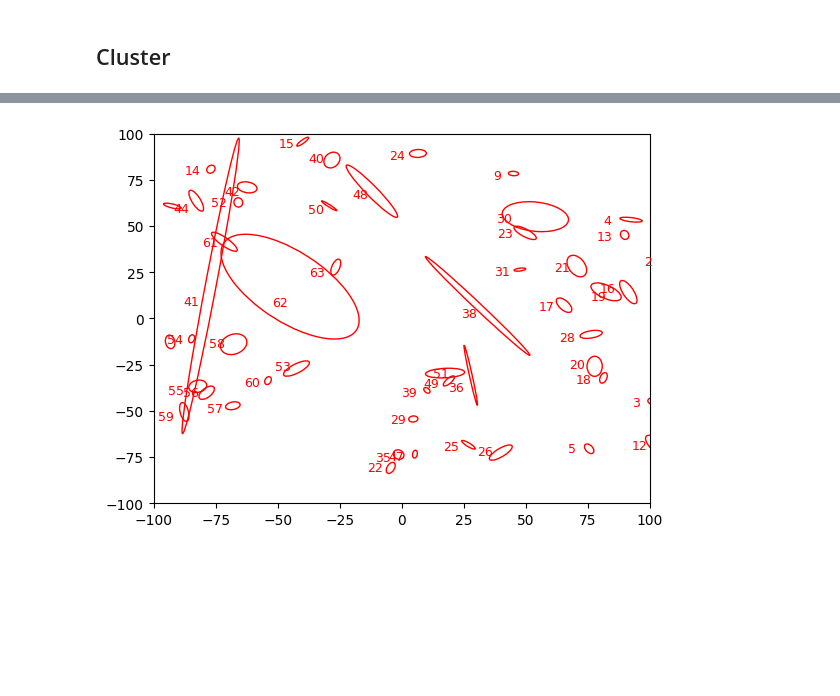
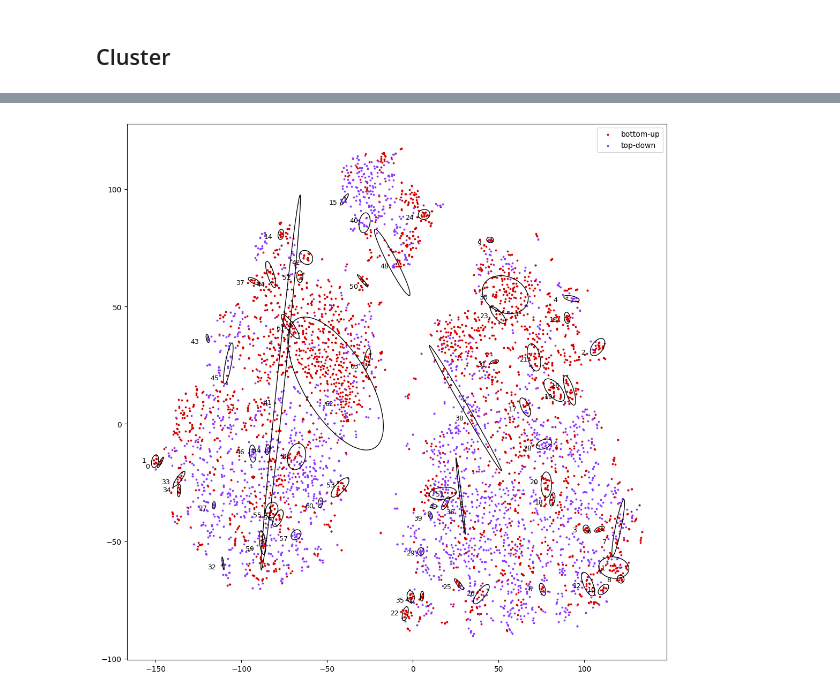
Before and after one commit to ThomasWarford/band-fingerprint, a Jupyter notebook: analysis/template.ipynb, the cells around one changed output, grey strips where cells are left out. Saved outputs shown, nothing was run; the diff lists cells and outputs as text; code cells hidden in the pictures; blank space fills up the shorter version.

Commit message:
Fill out analysis template with plotting tool examples

```diff
--- a/analysis/template.ipynb
+++ b/analysis/template.ipynb
@@ -61,8 +72,9 @@ interactive(children=(IntSlider(value=31, description='label', max=63, min=-1),
 # %%
-fig, ax = plt.subplots()
-ax = plot_cluster_ellipses(df, ax=ax, color="red")
-ax.set_xlim([-100, 100])
-ax.set_ylim([-100, 100])
+ax = plot_groups(df, "discovery")
+# to plot only top down:
+# ax = plot_groups(df, "discovery", values=["top-down"])
+ax = plot_cluster_ellipses(df, ax=ax, color="black")
+ax.legend()
 plt.show()
 # %% [output]
-[figure, old version]
+[figure, new version]
```
Also changed, not shown: parts of 4 cells of this notebook, 1 other file.
